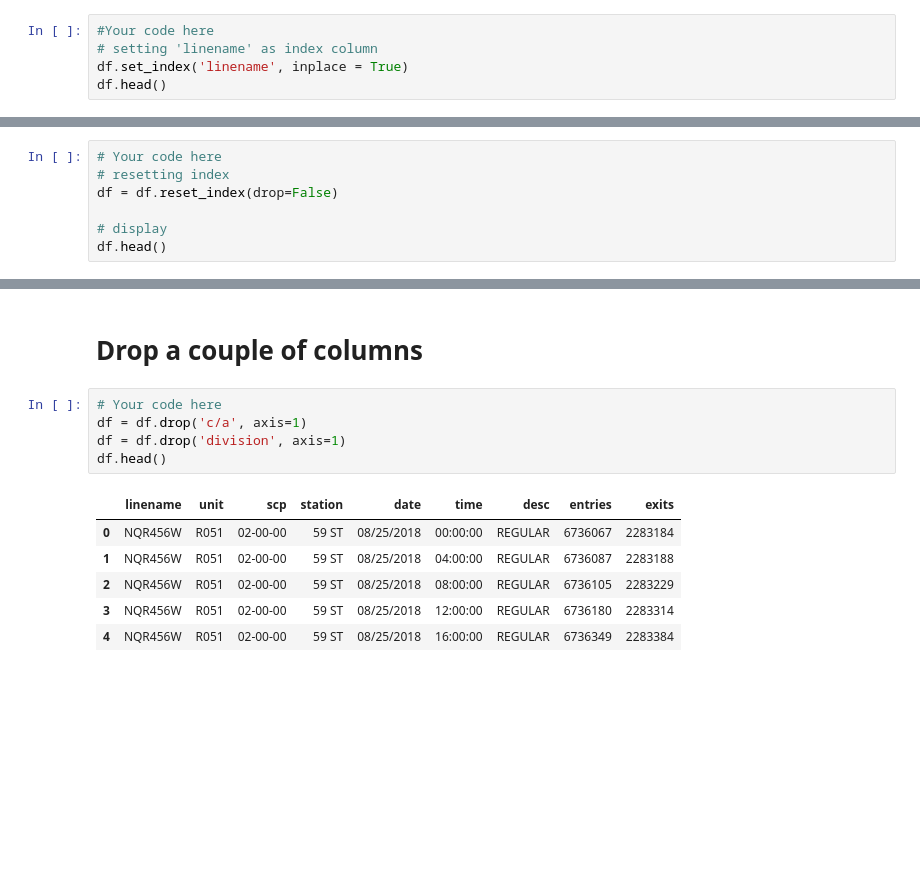
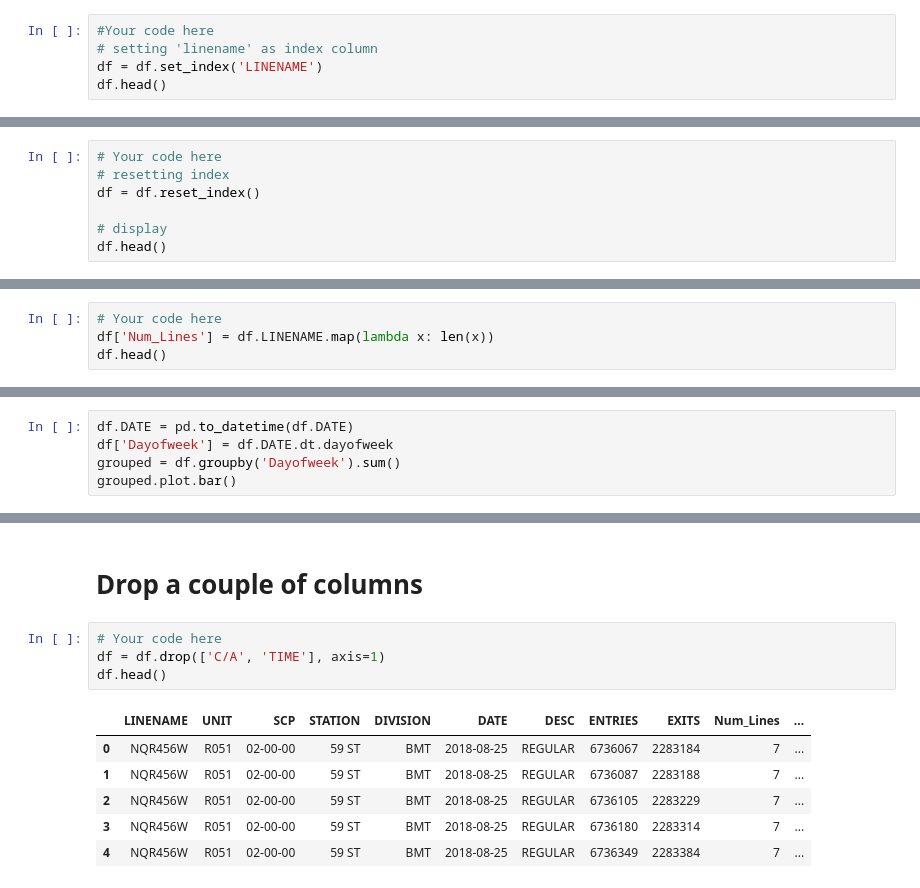
Before and after one commit to ingridhastings/dsc-0-03-08-understanding-pandas-series-and-dataframes-lab-online-ds-sp-000, a Jupyter notebook: index.ipynb, the cells around one changed output, grey strips where cells are left out. Cells and saved outputs as stored; diff of their text form; blank space fills up the shorter version.

```diff
--- a/index.ipynb
+++ b/index.ipynb
@@ -55,6 +61,6 @@ df.head()
 # %%
 #Your code here
 # setting 'linename' as index column
-df.set_index('linename', inplace = True)
+df = df.set_index('LINENAME')
 df.head()
 # %% [output]
@@ -70,7 +76,7 @@ df.head()
 # %%
 # Your code here
 # resetting index
-df = df.reset_index(drop=False)
+df = df.reset_index()
 
 # display
 df.head()
@@ -107,0 +92,4 @@ Name: station, Length: 373, dtype: int64
+# %%
+# Your code here
+df['Num_Lines'] = df.LINENAME.map(lambda x: len(x))
+df.head()
@@ -137,0 +124,5 @@ df.head()
+# %%
+df.DATE = pd.to_datetime(df.DATE)
+df['Dayofweek'] = df.DATE.dt.dayofweek
+grouped = df.groupby('Dayofweek').sum()
+grouped.plot.bar()
@@ -143,13 +146,12 @@ df.head()
 # Drop a couple of columns
 # %%
 # Your code here
-df = df.drop('c/a', axis=1)
-df = df.drop('division', axis=1)
+df = df.drop(['C/A', 'TIME'], axis=1)
 df.head()
 # %% [output]
-|  | linename | unit | scp | station | date | time | desc | entries | exits |
-| 0 | NQR456W | R051 | 02-00-00 | 59 ST | 08/25/2018 | 00:00:00 | REGULAR | 6736067 | 2283184 |
-| 1 | NQR456W | R051 | 02-00-00 | 59 ST | 08/25/2018 | 04:00:00 | REGULAR | 6736087 | 2283188 |
-| 2 | NQR456W | R051 | 02-00-00 | 59 ST | 08/25/2018 | 08:00:00 | REGULAR | 6736105 | 2283229 |
-| 3 | NQR456W | R051 | 02-00-00 | 59 ST | 08/25/2018 | 12:00:00 | REGULAR | 6736180 | 2283314 |
-| 4 | NQR456W | R051 | 02-00-00 | 59 ST | 08/25/2018 | 16:00:00 | REGULAR | 6736349 | 2283384 |
+|  | LINENAME | UNIT | SCP | STATION | DIVISION | DATE | DESC | ENTRIES | EXITS | Num_Lines | ... |
+| 0 | NQR456W | R051 | 02-00-00 | 59 ST | BMT | 2018-08-25 | REGULAR | 6736067 | 2283184 | 7 | ... |
+| 1 | NQR456W | R051 | 02-00-00 | 59 ST | BMT | 2018-08-25 | REGULAR | 6736087 | 2283188 | 7 | ... |
+| 2 | NQR456W | R051 | 02-00-00 | 59 ST | BMT | 2018-08-25 | REGULAR | 6736105 | 2283229 | 7 | ... |
+| 3 | NQR456W | R051 | 02-00-00 | 59 ST | BMT | 2018-08-25 | REGULAR | 6736180 | 2283314 | 7 | ... |
+| 4 | NQR456W | R051 | 02-00-00 | 59 ST | BMT | 2018-08-25 | REGULAR | 6736349 | 2283384 | 7 | ... |
```
Also changed, not shown: parts of 10 cells of this notebook.
